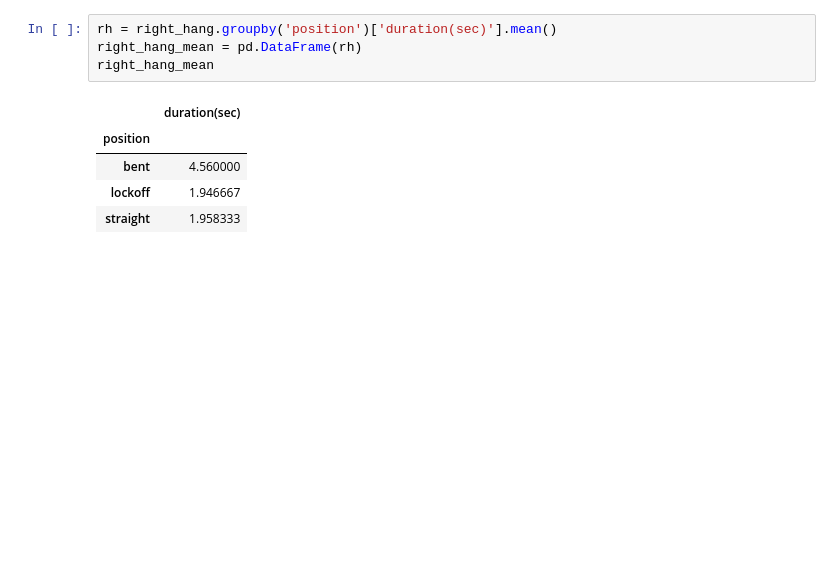
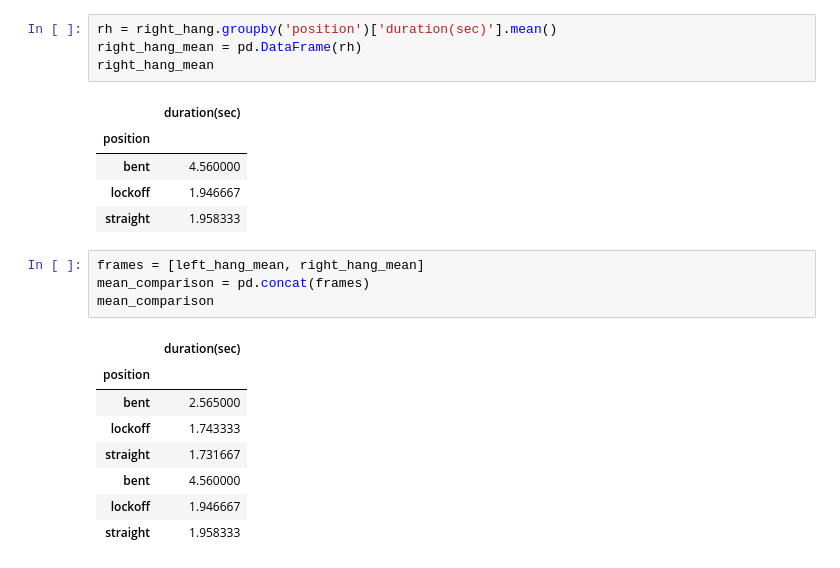
Before and after one commit to DanielBrechner/hangboard-tracker, a Jupyter notebook: graph.ipynb, the cells around one changed output. Cells and saved outputs as stored; diff of their text form; blank space fills up the shorter version.

```diff
--- a/graph.ipynb
+++ b/graph.ipynb
@@ -107,3 +107,16 @@ right_hang_mean
 | bent | 4.560000 |
 | lockoff | 1.946667 |
 | straight | 1.958333 |
+# %%
+frames = [left_hang_mean, right_hang_mean]
+mean_comparison = pd.concat(frames)
+mean_comparison
+# %% [output]
+|  | duration(sec) |
+| position |  |
+| bent | 2.565000 |
+| lockoff | 1.743333 |
+| straight | 1.731667 |
+| bent | 4.560000 |
+| lockoff | 1.946667 |
+| straight | 1.958333 |
```
